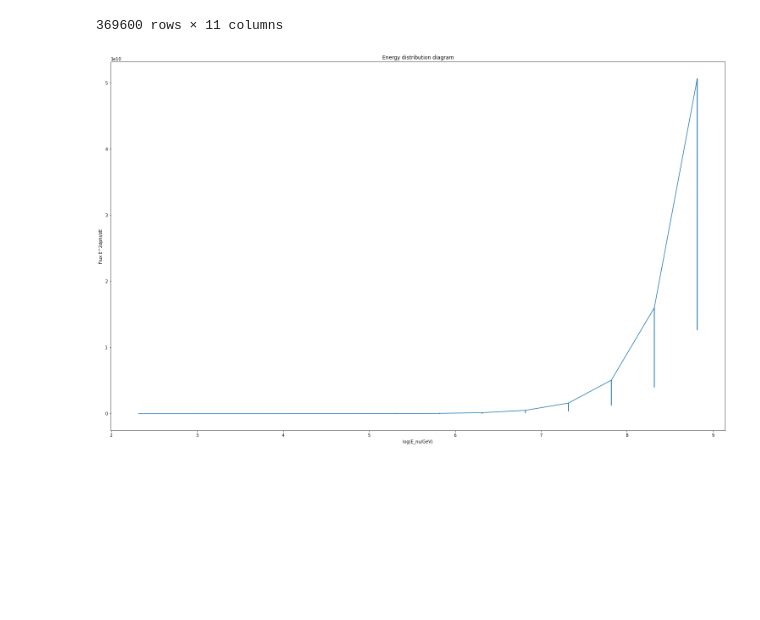
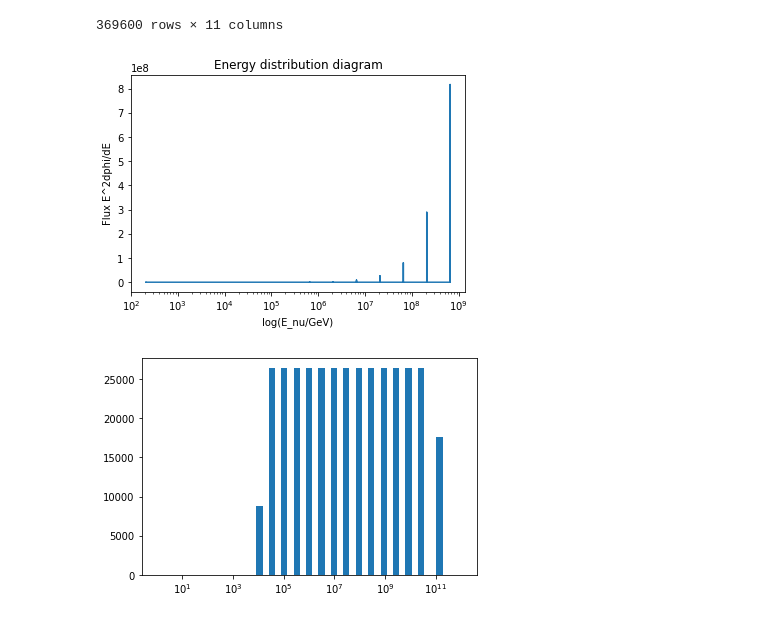
Before and after one commit to DarkWake9/Project-IceCube-Legacy, a Jupyter notebook: 1b2.ipynb, the cells around one changed output. Saved outputs shown, nothing was run; the diff lists cells and outputs as text; code cells hidden in the pictures; blank space fills up the shorter version.

```diff
--- a/1b2.ipynb
+++ b/1b2.ipynb
@@ -35,14 +36,23 @@ dphi = [float(smear['Dec_nu_max[deg]'][i]) - float((smear['Dec_nu_min[deg]'][i])
 
 e = [((pow(10,float(smear['log10(E_nu/GeV)_max'][i])) + pow(10,float((smear['log10(E_nu/GeV)_min'][i]))))/2.0) for i in range(0,len(smear['log10(E_nu/GeV)_max']))]
 e2 = [pow((pow(10,float(smear['log10(E_nu/GeV)_max'][i])) + pow(10,float((smear['log10(E_nu/GeV)_min'][i]))))/2.0,2) for i in range(0,len(smear['log10(E_nu/GeV)_max']))]
-e2dphide = [e2[i] * dphi[i]/de[i] for i in range(0,len(smear['log10(E_nu/GeV)_max']))]
+e2dphide = [float(smear['Fractional_Counts'][i]) * e2[i] * dphi[i]/de[i] for i in range(0,len(smear['log10(E_nu/GeV)_max']))]
+dloge = [float(smear['log10(E_nu/GeV)_max'][i]) -float((smear['log10(E_nu/GeV)_min'][i])) for i in range(0,len(smear['log10(E_nu/GeV)_max']))]
 
-
-plt.figure(figsize=(26,16))
-plt.xlabel("log(E_nu/GeV)")
-plt.ylabel("Flux E^2dphi/dE")
-plt.title("Energy distribution diagram")
-plt.plot(np.log10(e),e2dphide)
-plt.show()
+yax = [e[i] * dphi[i]/dloge[i] for i in range(0, len(dloge))]
-# %% [output]
-[figure, removed]
+# %%
+#plt.figure(figsize=(26,16))
+plt.xlabel("log(E_nu/GeV)")
+plt.ylabel("Flux E^2dphi/dE")
+plt.title("Energy distribution diagram")
+plt.xscale('log')
+plt.plot(e,e2dphide)
+plt.show()
+# %% [output]
+[figure, added]
+# %%
+plt.hist(yax, bins= np.logspace(np.log10(1),12))
+plt.xscale("log")
+plt.show()
+# %% [output]
+[figure, added]
```
Also changed, not shown: parts of 2 cells of this notebook, 1 other file.
